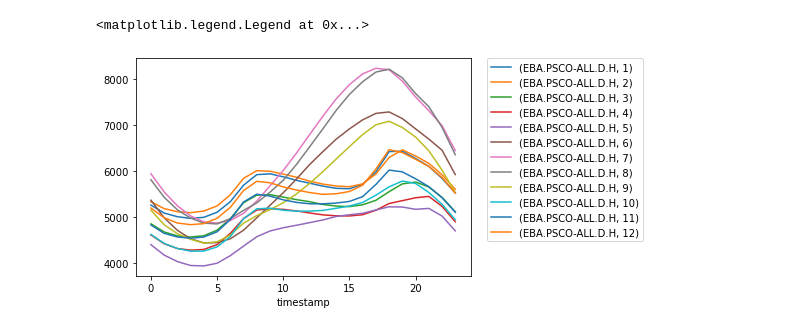
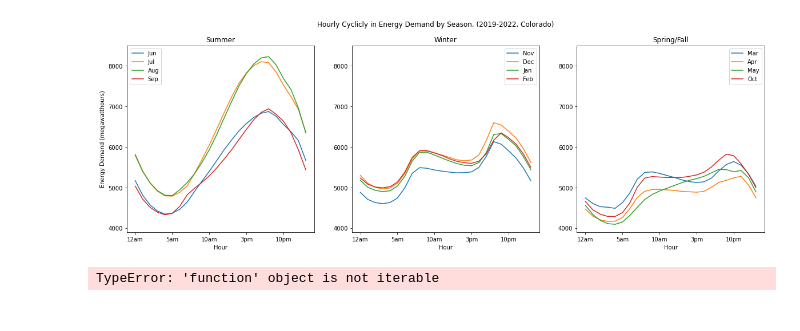
Before and after one commit to mharty3/energy_data_capstone, a Jupyter notebook: exploration/energy_demand_api.ipynb, the cells around one changed output. Saved outputs shown, nothing was run; the diff lists cells and outputs as text; code cells hidden in the pictures.

```diff
--- a/exploration/energy_demand_api.ipynb
+++ b/exploration/energy_demand_api.ipynb
@@ -73,7 +96,35 @@ df.groupby(df.index.dayofweek).mean().plot()
 # %%
 import matplotlib.pyplot as plt
-df.groupby([df.index.hour, df.index.month]).mean().unstack().plot(legend=True)
-plt.legend(bbox_to_anchor=(1.05, 1), loc='upper left', borderaxespad=0)
+hourly = (df
+            .groupby([df.index.hour, df.index.month])
+            .mean()
+            .unstack()
+        )
+hourly.columns = hourly.columns.droplevel()
+hourly.columns = calendar.month_abbr[1:]
-# %% [output]
-<matplotlib.legend.Legend at 0x...>
-[figure, removed]
+# %%
+
+fig, ax = plt.subplots(ncols=3, figsize=(20, 6))
+hourly[['Jun', 'Jul', 'Aug', 'Sep']].plot(ax=ax[0])
+hourly[['Nov', 'Dec', 'Jan', 'Feb']].plot(ax=ax[1])
+hourly[['Mar', 'Apr', 'May', 'Oct']].plot(ax=ax[2])
+
+fig.suptitle('Hourly Cyclicly in Energy Demand by Season, (2019-2022, Colorado)')
+
+ax[0].set_title('Summer')
+ax[0].set_ylabel('Energy Demand (megawatthours)')
+
+ax[1].set_title('Winter')
+ax[2].set_title('Spring/Fall')
+for a in ax:
+    a.set_ylim((3900, 8500))
+    a.set_xlabel('Hour')
+
+    a.set_xticks([0, 5, 10, 15, 20])
+    a.set_xticklabels(['12am', '5am', '10am', '3pm', '10pm']);
+# %% [output]
+[figure, added]
+# %%
+[m for m in calendar.   ]
+# %% [output]
+TypeError: 'function' object is not iterable
```
Also changed, not shown: parts of 15 cells of this notebook.
